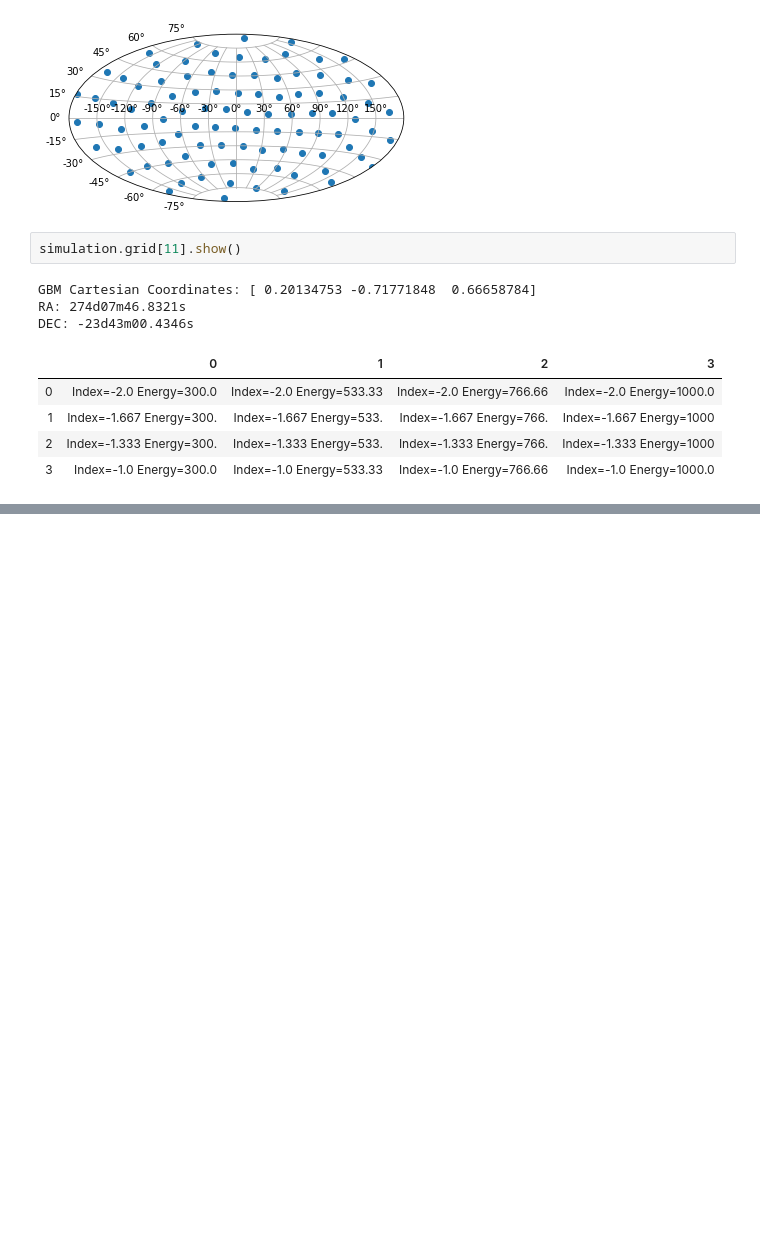
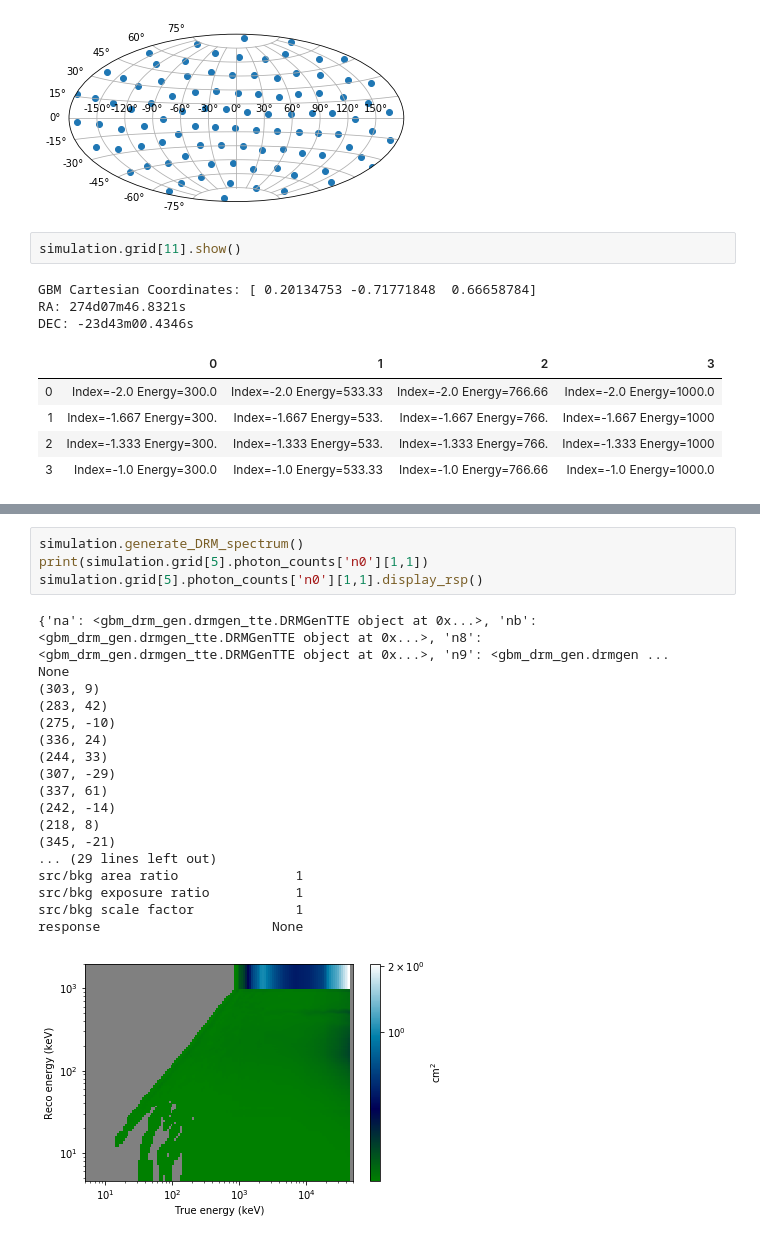
Before and after one commit to Husky22/GBMGridSimulator, a Jupyter notebook: Simulator Documentation.ipynb, the cells around one changed output, grey strips where cells are left out. Drawn from its saved outputs; the diff is of its cells as text; blank space fills up the shorter version.

```diff
--- a/Simulator Documentation.ipynb
+++ b/Simulator Documentation.ipynb
@@ -117,0 +123,23 @@ DEC: -23d43m00.4346s
+# %%
+simulation.generate_DRM_spectrum()
+print(simulation.grid[5].photon_counts['n0'][1,1])
+simulation.grid[5].photon_counts['n0'][1,1].display_rsp()
+# %% [output]
+{'na': <gbm_drm_gen.drmgen_tte.DRMGenTTE object at 0x...>, 'nb': <gbm_drm_gen.drmgen_tte.DRMGenTTE object at 0x...>, 'n8': <gbm_drm_gen.drmgen_tte.DRMGenTTE object at 0x...>, 'n9': <gbm_drm_gen.drmgen ...
+None
+(303, 9)
+(283, 42)
+(275, -10)
+(336, 24)
+(244, 33)
+(307, -29)
+(337, 61)
+(242, -14)
+(218, 8)
+(345, -21)
+... (29 lines left out)
+src/bkg area ratio               1
+src/bkg exposure ratio           1
+src/bkg scale factor             1
+response                      None
+[figure, added]
```
Also changed, not shown: parts of 13 cells of this notebook, 1 other file.
